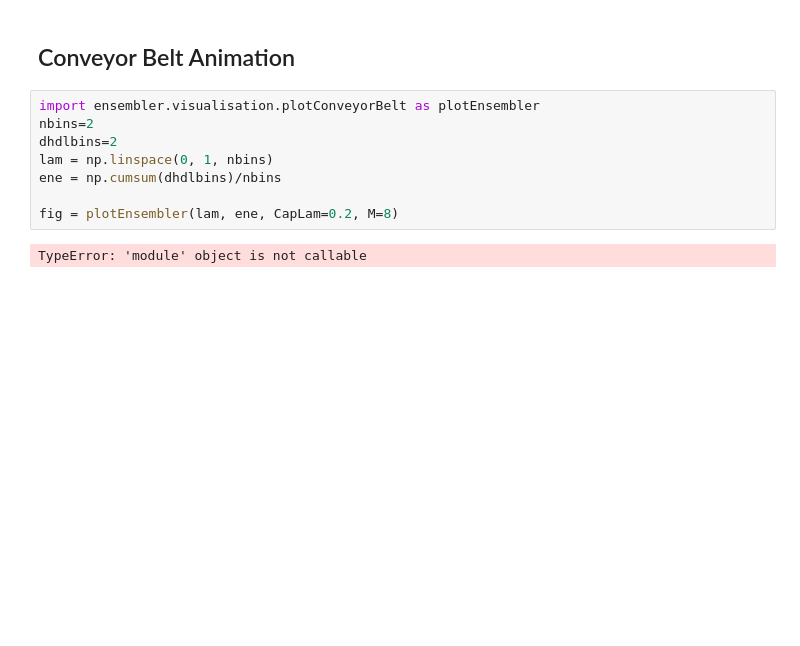
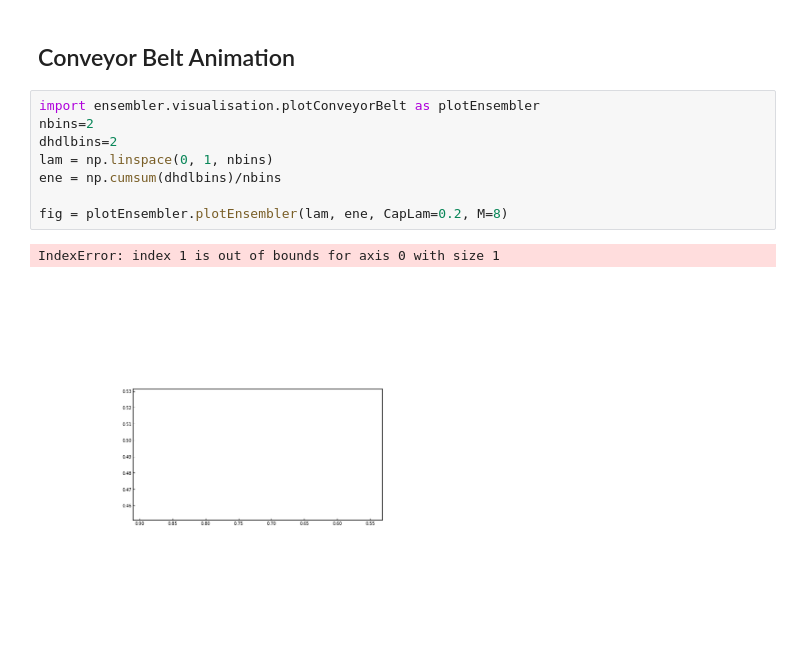
Before and after one commit to rinikerlab/Ensembler, a Jupyter notebook: examples/Example_ConveyorBelt.ipynb, the cells around one changed output. Drawn from its saved outputs; the diff is of its cells as text; blank space fills up the shorter version.

```diff
--- a/examples/Example_ConveyorBelt.ipynb
+++ b/examples/Example_ConveyorBelt.ipynb
@@ -173,10 +196,11 @@ Omega 1.4142135623730951 4.69041575982343
 # %%
 import ensembler.visualisation.plotConveyorBelt as plotEnsembler
 nbins=2
 dhdlbins=2
 lam = np.linspace(0, 1, nbins)
 ene = np.cumsum(dhdlbins)/nbins
 
-fig = plotEnsembler(lam, ene, CapLam=0.2, M=8)
+fig = plotEnsembler.plotEnsembler(lam, ene, CapLam=0.2, M=8)
 # %% [output]
-TypeError: 'module' object is not callable
+IndexError: index 1 is out of bounds for axis 0 with size 1
+[figure, added]
```
Also changed, not shown: parts of 25 cells of this notebook.
